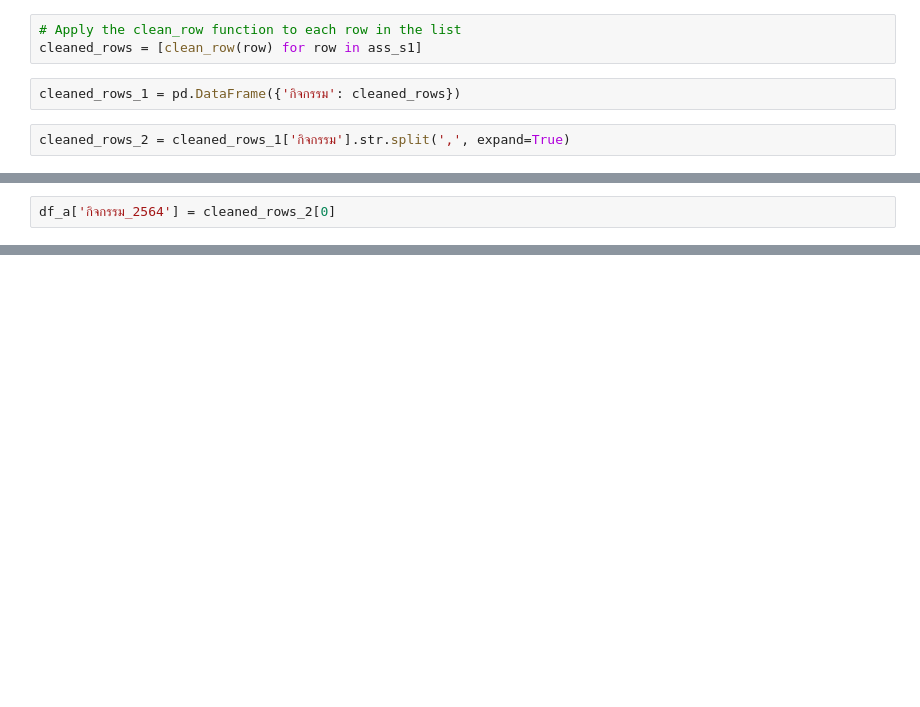
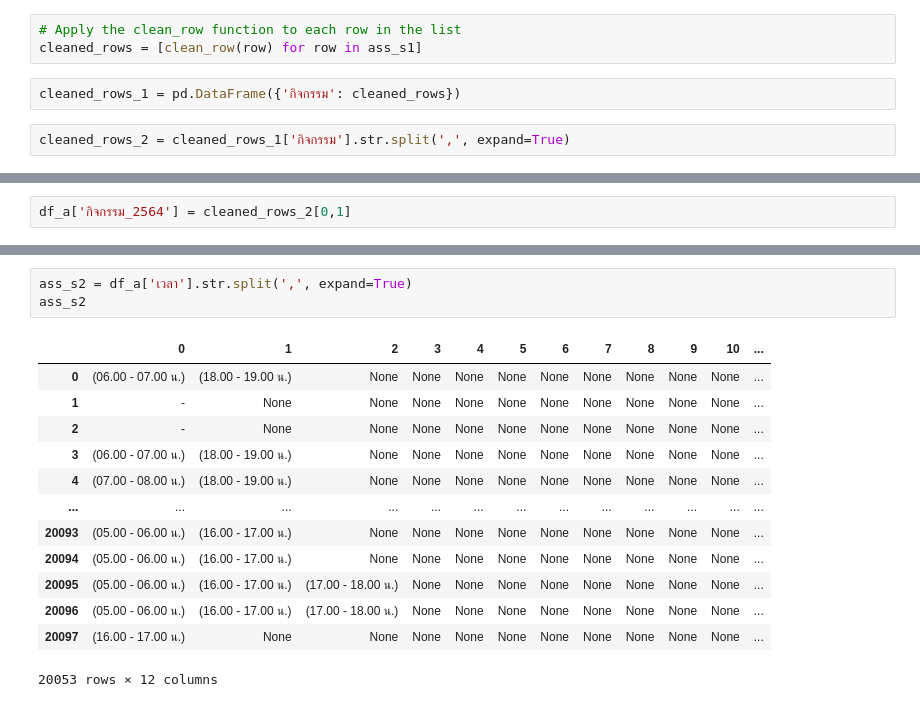
Before and after one commit to Tonry12/BSC_DPDM23, a Jupyter notebook: newasso.ipynb, the cells around one changed output, grey strips where cells are left out. Saved outputs shown, nothing was run; the diff lists cells and outputs as text; blank space fills up the shorter version.

```diff
--- a/newasso.ipynb
+++ b/newasso.ipynb
@@ -129,2 +145,2 @@ cleaned_rows_2 = cleaned_rows_1['กิจกรรม'].str.split(',', expand=T
 # %%
-df_a['กิจกรรม_2564'] = cleaned_rows_2[0]
+df_a['กิจกรรม_2564'] = cleaned_rows_2[0,1]
@@ -145,0 +147,17 @@ df_a['กิจกรรม_2564'] = cleaned_rows_2[0]
+# %%
+ass_s2 = df_a['เวลา'].str.split(',', expand=True)
+ass_s2
+# %% [output]
+|  | 0 | 1 | 2 | 3 | 4 | 5 | 6 | 7 | 8 | 9 | 10 | ... |
+| 0 | (06.00 - 07.00 น.) | (18.00 - 19.00 น.) | None | None | None | None | None | None | None | None | None | ... |
+| 1 | - | None | None | None | None | None | None | None | None | None | None | ... |
+| 2 | - | None | None | None | None | None | None | None | None | None | None | ... |
+| 3 | (06.00 - 07.00 น.) | (18.00 - 19.00 น.) | None | None | None | None | None | None | None | None | None | ... |
+| 4 | (07.00 - 08.00 น.) | (18.00 - 19.00 น.) | None | None | None | None | None | None | None | None | None | ... |
+| ... | ... | ... | ... | ... | ... | ... | ... | ... | ... | ... | ... | ... |
+| 20093 | (05.00 - 06.00 น.) | (16.00 - 17.00 น.) | None | None | None | None | None | None | None | None | None | ... |
+| 20094 | (05.00 - 06.00 น.) | (16.00 - 17.00 น.) | None | None | None | None | None | None | None | None | None | ... |
+| 20095 | (05.00 - 06.00 น.) | (16.00 - 17.00 น.) | (17.00 - 18.00 น.) | None | None | None | None | None | None | None | None | ... |
+| 20096 | (05.00 - 06.00 น.) | (16.00 - 17.00 น.) | (17.00 - 18.00 น.) | None | None | None | None | None | None | None | None | ... |
+| 20097 | (16.00 - 17.00 น.) | None | None | None | None | None | None | None | None | None | None | ... |
+20053 rows × 12 columns
```
Also changed, not shown: parts of 6 cells of this notebook.
